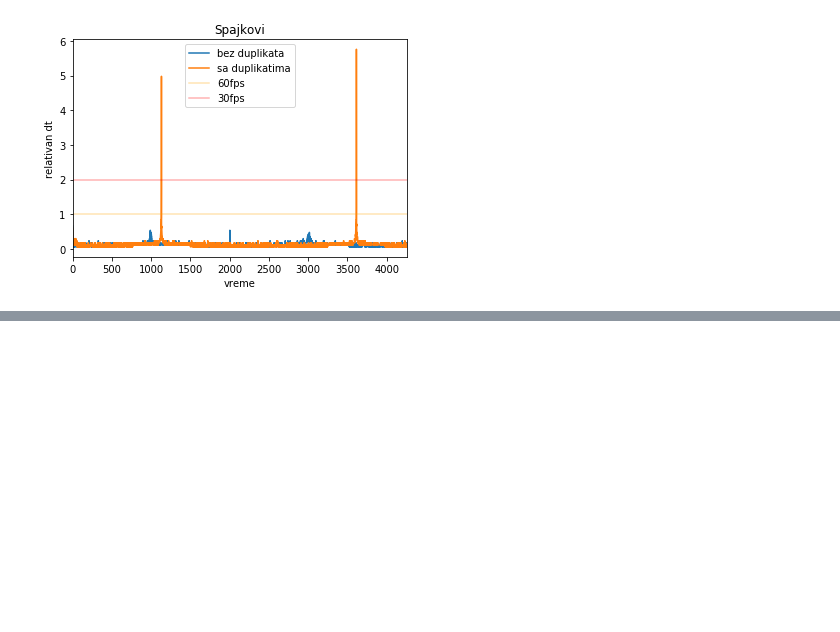
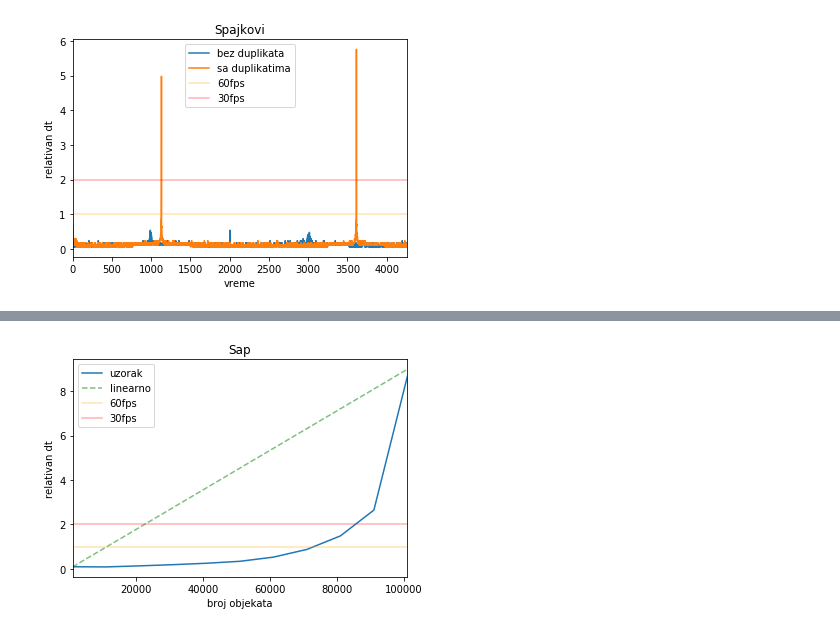
Before and after one commit to kredenac/collision-detection, a Jupyter notebook: analyze/visualize.ipynb, the cells around one changed output, grey strips where cells are left out. Saved outputs shown, nothing was run; the diff lists cells and outputs as text; code cells hidden in the pictures; blank space fills up the shorter version.

```diff
--- a/analyze/visualize.ipynb
+++ b/analyze/visualize.ipynb
@@ -115,0 +188,13 @@ plot(dataframe=dfNoCollOctreeNoDups , xstr='index', ystr='dt',
+# %%
+dfsapdiv64 = pd.read_csv(basePath+'sap_div64.csv'
+                 , header=None,
+                names=['dt','size','count', 'swaps'])
+
+dfsapdiv64 = dfsapdiv64[(dfsapdiv64.swaps != 0)]
+plot(dataframe=dfsapdiv64
+, xstr='count', ystr='dt',
+     xlabel='broj objekata', ylabel='relativan dt', # xlimUpper=7000, ylimUpper=15,
+     title='Sap', figname='sap_great',
+   )
+# %% [output]
+[figure, added]
```
Also changed, not shown: parts of 9 cells of this notebook, 10 other files.
